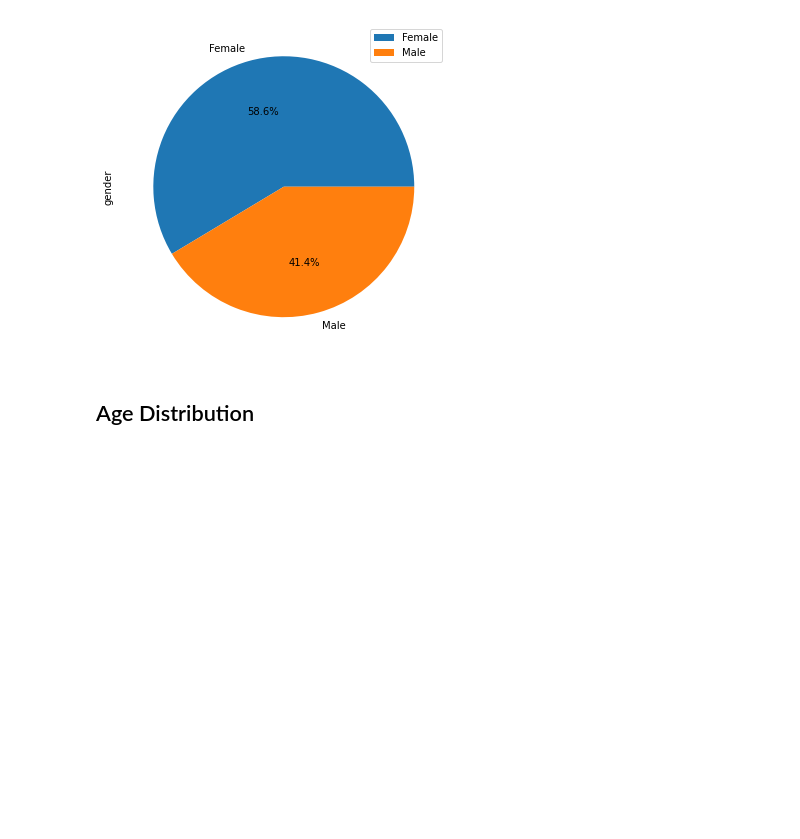
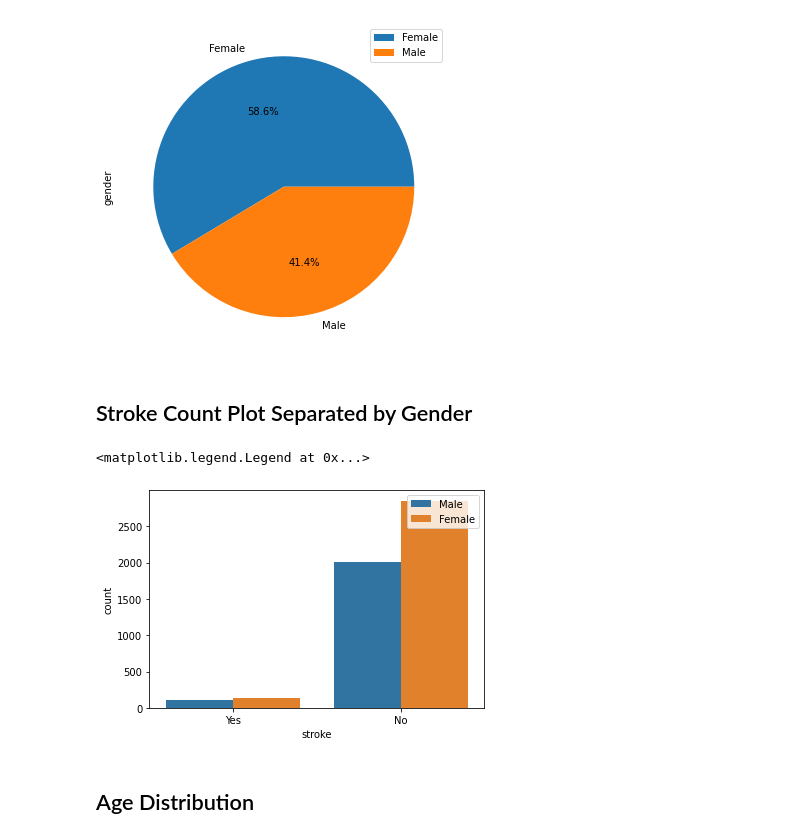
Before and after one commit to justindavin/CP468-Term-Project, a Jupyter notebook: Stroke Prediction.ipynb, the cells around one changed output. Saved outputs shown, nothing was run; the diff lists cells and outputs as text; code cells hidden in the pictures; blank space fills up the shorter version.

```diff
--- a/Stroke Prediction.ipynb
+++ b/Stroke Prediction.ipynb
@@ -115,6 +115,14 @@ plt.legend(loc='upper right')
 # %% [output]
 <matplotlib.legend.Legend at 0x...>
 [figure]
+# %% [markdown]
+## Stroke Count Plot Separated by Gender
+# %%
+sns.countplot(x='stroke', hue = 'gender', data=data_eda)
+plt.legend(loc='upper right')
+# %% [output]
+<matplotlib.legend.Legend at 0x...>
+[figure, added]
 # %% [markdown]
 ## Age Distribution
 # %%
```
Also changed, not shown: parts of 44 cells of this notebook.
